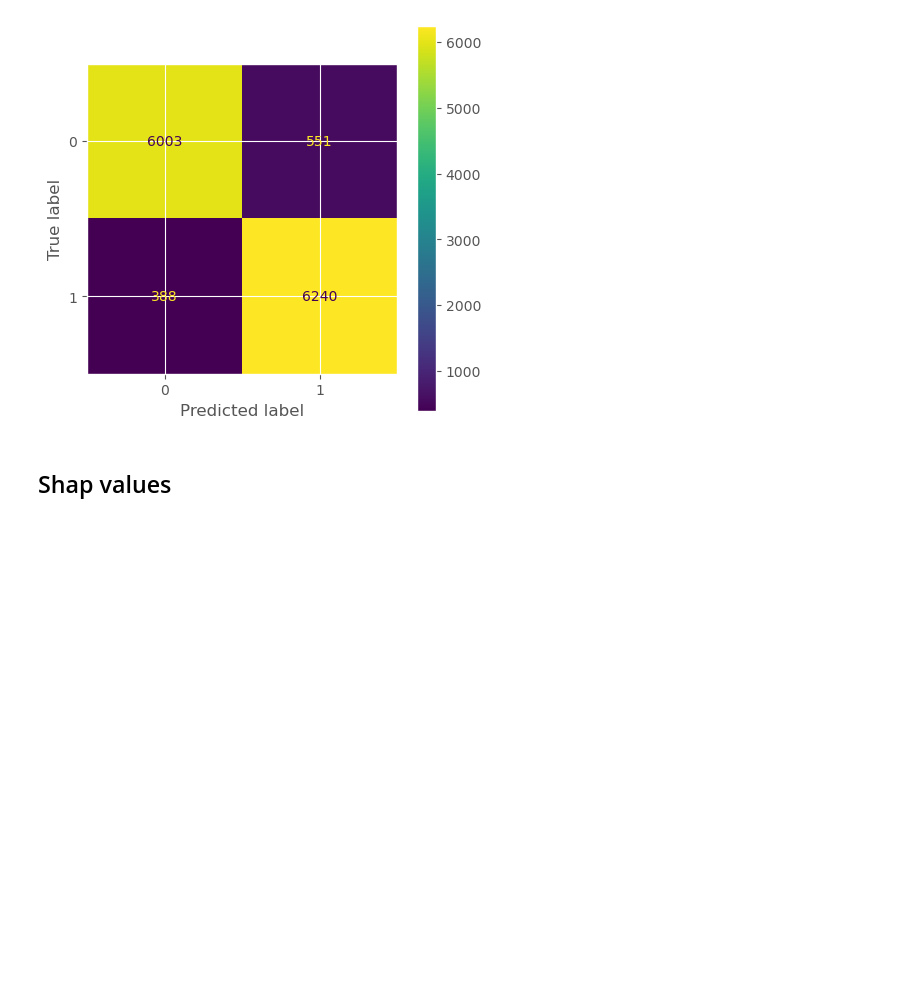
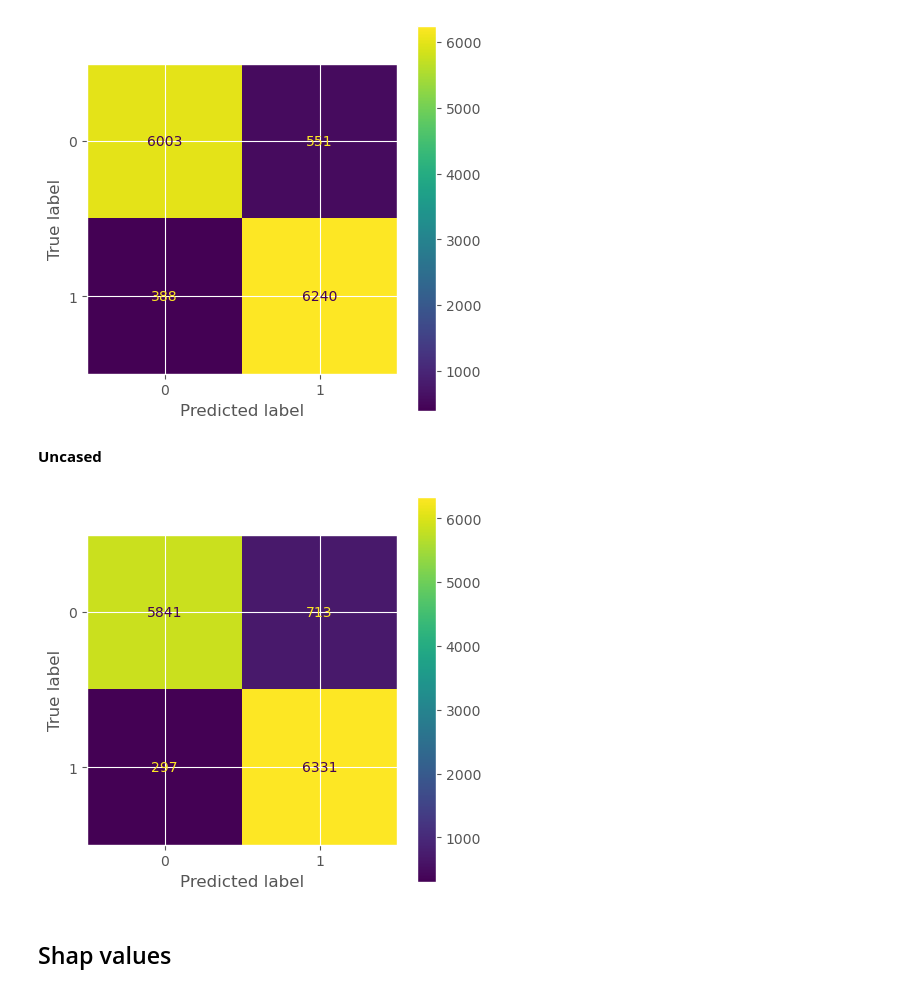
Before and after one commit to AlbertoUAH/autexTification, a Jupyter notebook: src/AuTexTification_first_model_bert_multilingual.ipynb, the cells around one changed output. Saved outputs shown, nothing was run; the diff lists cells and outputs as text; code cells hidden in the pictures; blank space fills up the shorter version.

```diff
--- a/src/AuTexTification_first_model_bert_multilingual.ipynb
+++ b/src/AuTexTification_first_model_bert_multilingual.ipynb
@@ -70,7 +70,7 @@ train_df, test_df = train_test_split(train_df[['text', 'label']], test_size=0.2,
 train_df = Dataset.from_pandas(train_df)
 test_df  = Dataset.from_pandas(test_df)
 # %%
-tokenizer = AutoTokenizer.from_pretrained('bert-base-multilingual-cased')
+tokenizer = AutoTokenizer.from_pretrained('bert-base-multilingual-uncased')
 device    = "cuda" if torch.cuda.is_available() else "cpu"
 # prepare los datos para el modelo
 def prepare_data(data):
@@ -93,7 +93,7 @@ test_df = test_df.map(prepare_data, batched=True)
 # %% [markdown]
 ## Load model
 # %%
-model = AutoModelForSequenceClassification.from_pretrained('bert-base-multilingual-cased').to(device)
+model = AutoModelForSequenceClassification.from_pretrained('bert-base-multilingual-uncased').to(device)
 
 training_args = TrainingArguments(
     output_dir='./results',
@@ -167,0 +170,2 @@ with torch.no_grad():
+# %%
+trainer.train()
@@ -167,0 +194,4 @@ with torch.no_grad():
+# %%
+with torch.no_grad():
+    predictions, labels, metrics = trainer.predict(test_df, metric_key_prefix="predict")
+    predictions = np.argmax(predictions, axis=1)
@@ -177,3 +209,15 @@ disp.plot(ax=ax)
 plt.show()
 # %% [output]
 [figure]
+# %% [markdown]
+__Uncased__
+# %%
+fig, ax = plt.subplots(figsize=(5,5))
+cm = confusion_matrix(test_df['label'], predictions, labels=[0,1])
+disp = ConfusionMatrixDisplay(confusion_matrix=cm,
+                              display_labels=[0,1])
+
+disp.plot(ax=ax)
+plt.show()
+# %% [output]
+[figure, added]
```
Also changed, not shown: parts of 7 cells of this notebook.
